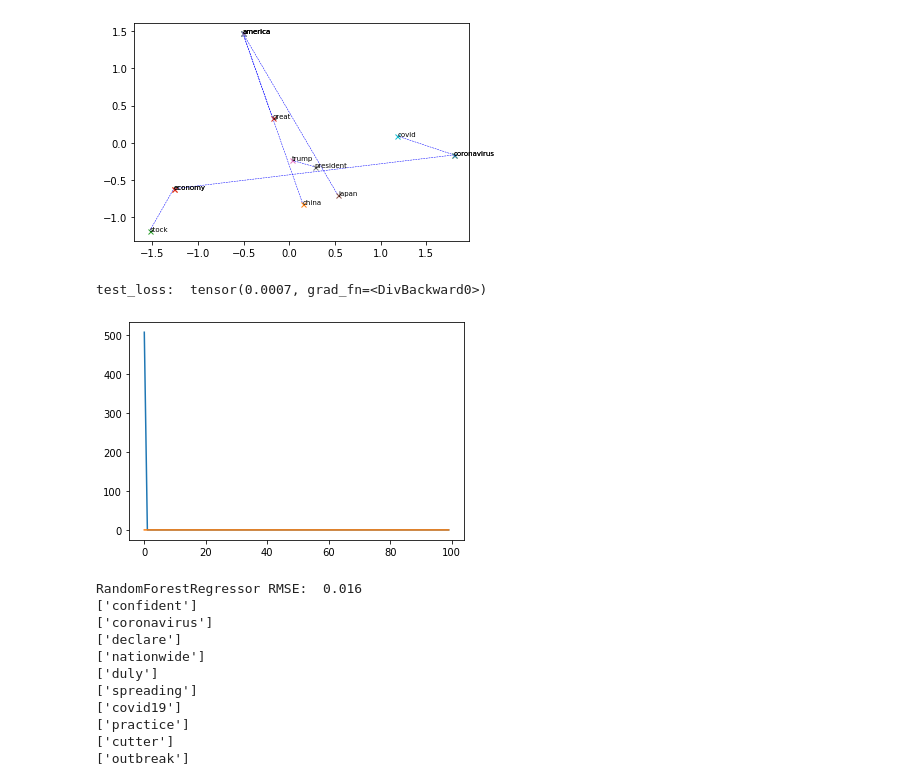
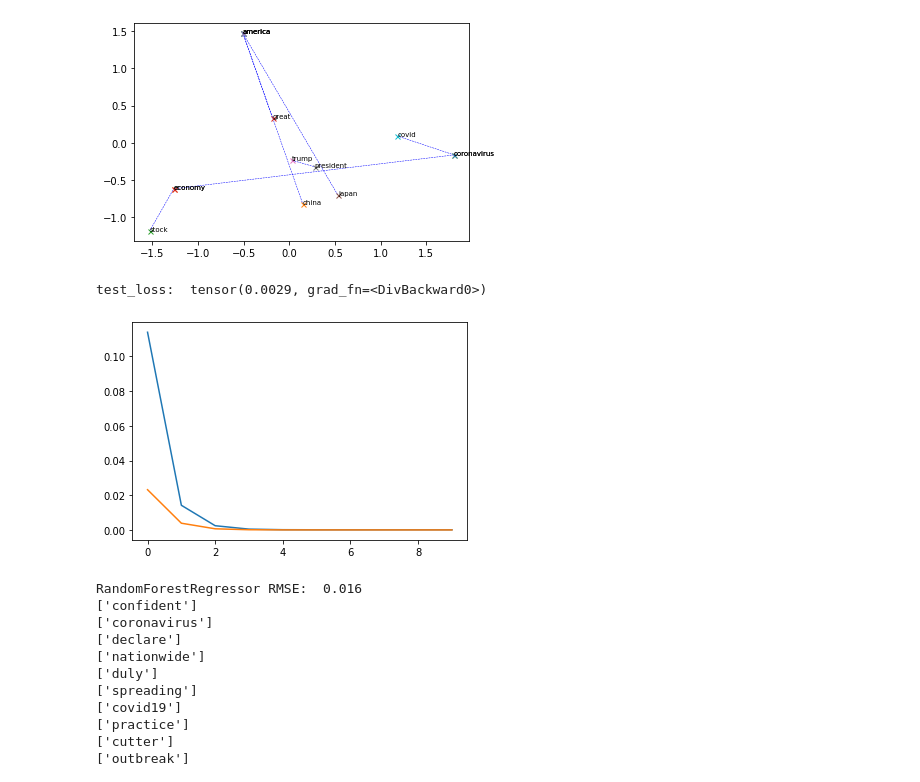
Before and after one commit to katsuki-nagakubo/Trump_Tweets_Word2vec, a Jupyter notebook: trump_tweets_s&p500_relation.ipynb, the cells around one changed output. Cells and saved outputs as stored; diff of their text form; code cells hidden in the pictures.

```diff
--- a/trump_tweets_s&p500_relation.ipynb
+++ b/trump_tweets_s&p500_relation.ipynb
@@ -669,7 +669,7 @@ optimizer = optim.RMSprop(net.parameters())
 train_loss_track = []
 test_loss_track = []
 
-for epoc in range(100):
+for epoc in range(10):
     running_loss = 0
 
     # 学習モード
@@ -689,35 +689,35 @@ for epoc in range(100):
         loss.backward()
 
         # パラメーターを更新
         optimizer.step()
 
         # 学習データを使って誤差を計算
         running_loss += loss.item()
 
     # エポックが終了したら平均誤差を計算
     train_loss_track.append(running_loss/step)
 
 
     #評価（evaluation）モード
     net.eval()
 
     # 予測値を計算
     y_pred = net(X_test_tensor)
 
     # 誤差関数を計算
     test_loss = loss_func(y_pred, y_test_tensor)
 
     # 誤差をトラッキング
     test_loss_track.append(test_loss)
 
 
 
 plt.plot(train_loss_track)
 plt.plot(test_loss_track)
 print("test_loss: ",sum(test_loss_track)/len(test_loss_track))
 # %% [output]
-test_loss:  tensor(0.0007, grad_fn=<DivBackward0>)
+test_loss:  tensor(0.0029, grad_fn=<DivBackward0>)
-[figure, old version]
+[figure, new version]
 # %%
 #分析9　TFIDFを用いたランダムフォレスト
 
```
Also changed, not shown: parts of 3 cells of this notebook.
